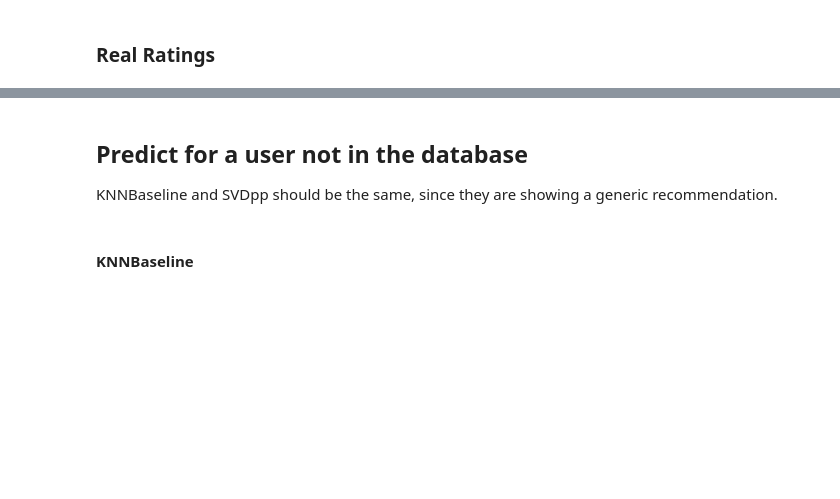
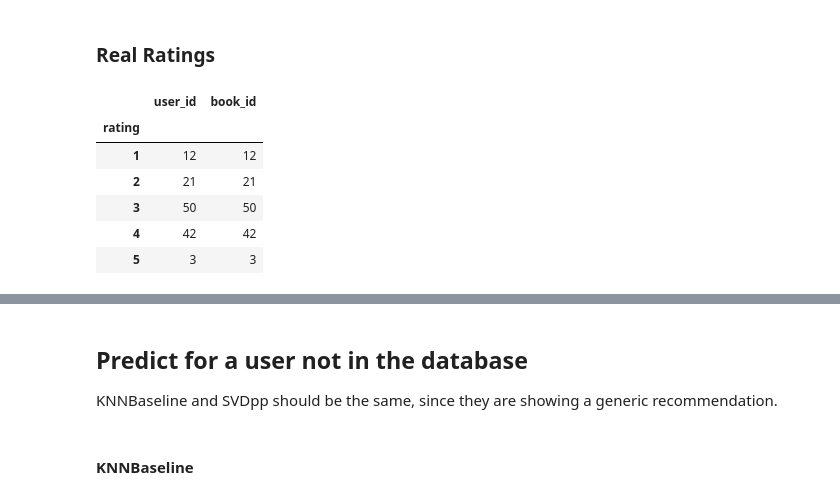
Before and after one commit to Snizzmo/Data-Science, a Jupyter notebook: Capstone3/notebooks/3.0-cf-predictions.ipynb, the cells around one changed output, grey strips where cells are left out. Cells and saved outputs as stored; diff of their text form; code cells hidden in the pictures; blank space fills up the shorter version.

```diff
--- a/Capstone3/notebooks/3.0-cf-predictions.ipynb
+++ b/Capstone3/notebooks/3.0-cf-predictions.ipynb
@@ -139,3 +160,14 @@ See the caveats in the documentation: https://pandas.pydata.org/pandas-docs/stab
 # %% [markdown]
 ### Real Ratings
+# %%
+real_ratings = ratings[ratings.user_id == 1234]
+real_ratings.groupby('rating').count()
+# %% [output]
+|  | user_id | book_id |
+| rating |  |  |
+| 1 | 12 | 12 |
+| 2 | 21 | 21 |
+| 3 | 50 | 50 |
+| 4 | 42 | 42 |
+| 5 | 3 | 3 |
 # %%
```
Also changed, not shown: parts of 10 cells of this notebook, 1 other file.
